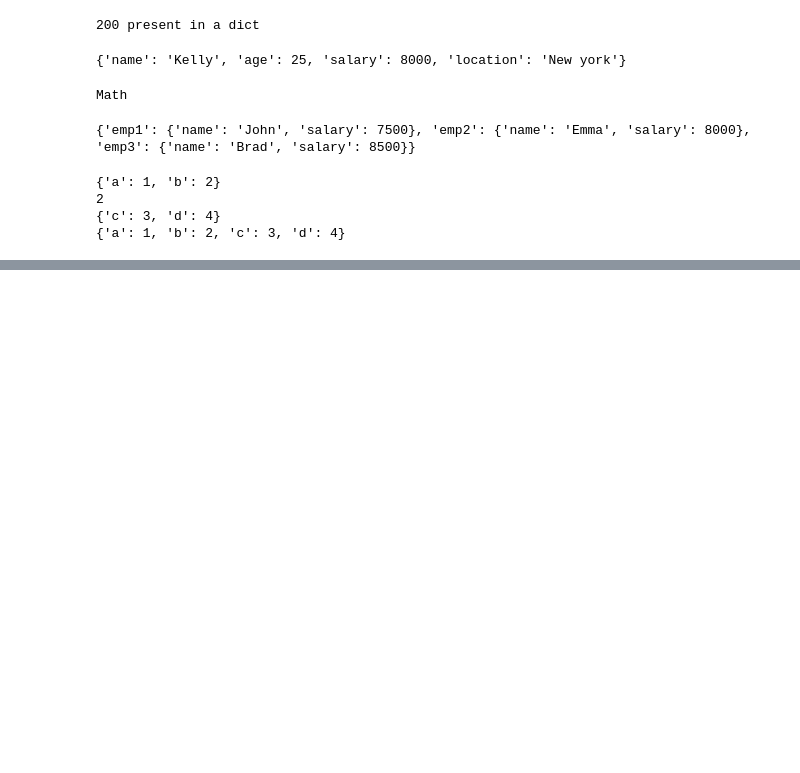
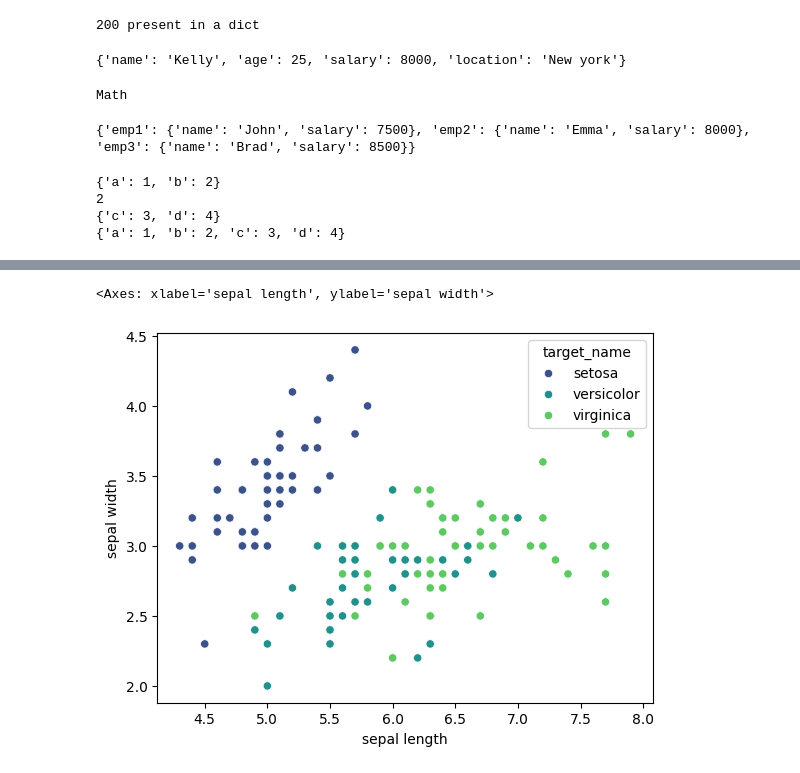
Before and after one commit to chaudhary-dotcom/Python-Beginning-, a Jupyter notebook: Dictionary_Exercise.ipynb, the cells around one changed output, grey strips where cells are left out. Saved outputs shown, nothing was run; the diff lists cells and outputs as text; code cells hidden in the pictures; blank space fills up the shorter version.

```diff
--- a/Dictionary_Exercise.ipynb
+++ b/Dictionary_Exercise.ipynb
@@ -195,0 +291,5 @@ print(dict5)
+# %%
+sns.scatterplot(data=df,x='sepal length', y = 'sepal width',palette='viridis', hue='target_name')
+# %% [output]
+<Axes: xlabel='sepal length', ylabel='sepal width'>
+[figure, added]
```
Also changed, not shown: parts of 21 cells of this notebook.
